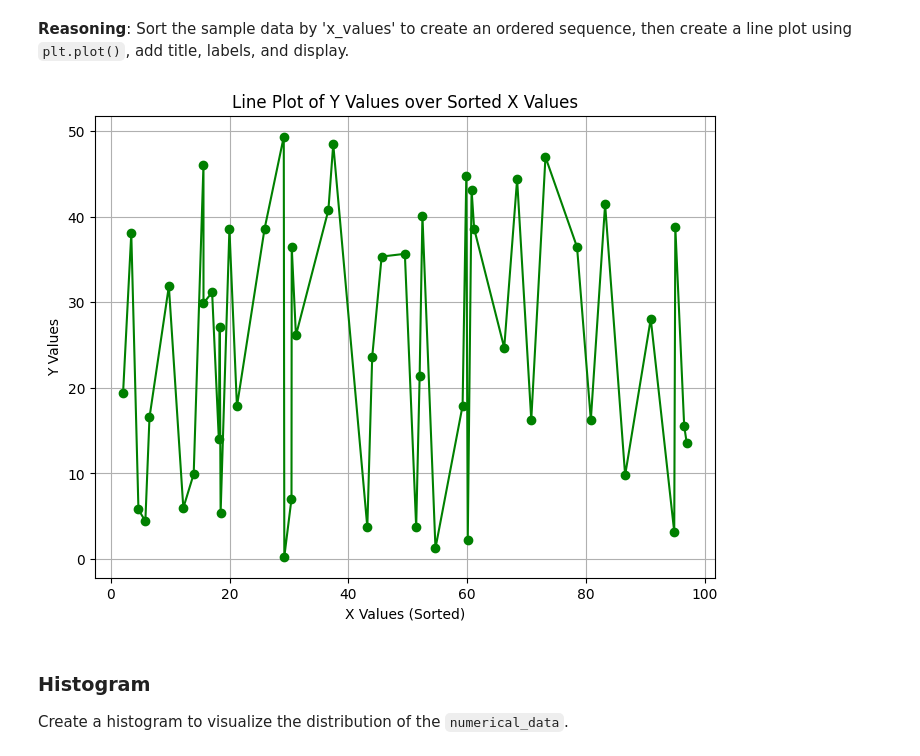
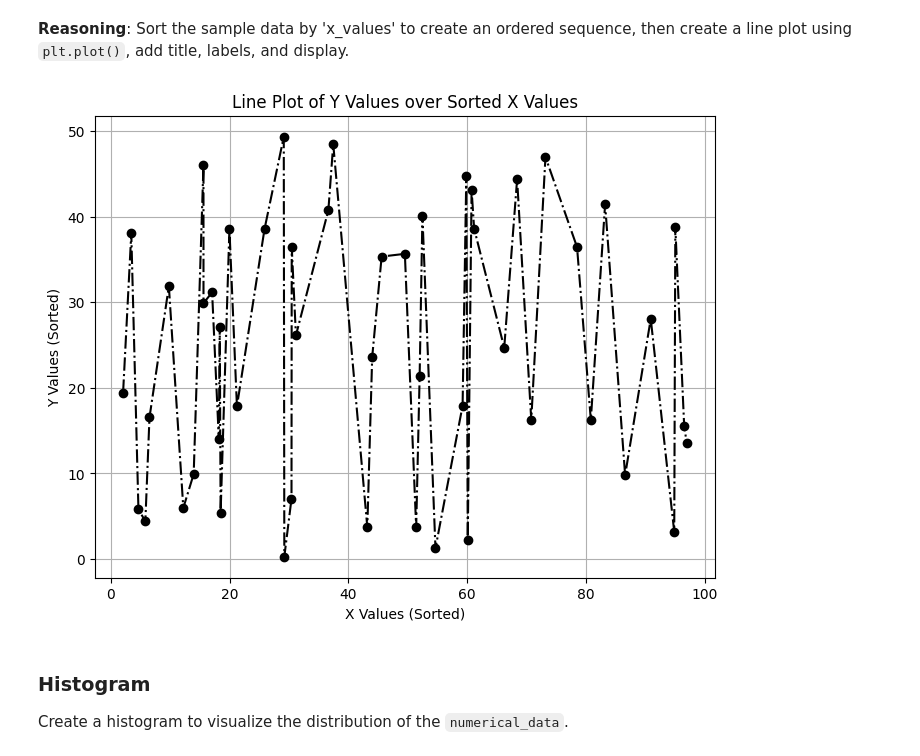
Before and after one commit to AI-Junction/Learn-ML, a Jupyter notebook: LearnPandasPart3.ipynb, the cells around one changed output. Cells and saved outputs as stored; diff of their text form; code cells hidden in the pictures.

```diff
--- a/LearnPandasPart3.ipynb
+++ b/LearnPandasPart3.ipynb
@@ -494,23 +624,23 @@ Sort the sample data by 'x_values' to create an ordered sequence, then create a
 # %%
 # Sort the sample data by 'x_values' for a meaningful line plot
 df_sample_sorted = df_sample.sort_values(by='x_values')
 
 # Create a line plot
 plt.figure(figsize=(8, 6))
-plt.plot(df_sample_sorted['x_values'], df_sample_sorted['y_values'], marker='o', linestyle='-', color='green') # Add markers and style
+plt.plot(df_sample_sorted['x_values'], df_sample_sorted['y_values'], marker='o', linestyle='-.', color='black') # Add markers and style
 
 # Add title and labels
 plt.title('Line Plot of Y Values over Sorted X Values')
 plt.xlabel('X Values (Sorted)')
-plt.ylabel('Y Values')
+plt.ylabel('Y Values (Sorted)')
 
 # Add grid
 plt.grid(True)
 
 # Display the plot
 plt.show()
 # %% [output]
-[figure, old version]
+[figure, new version]
 # %% [markdown]
 ### Histogram
 
```
Also changed, not shown: parts of 6 cells of this notebook.
